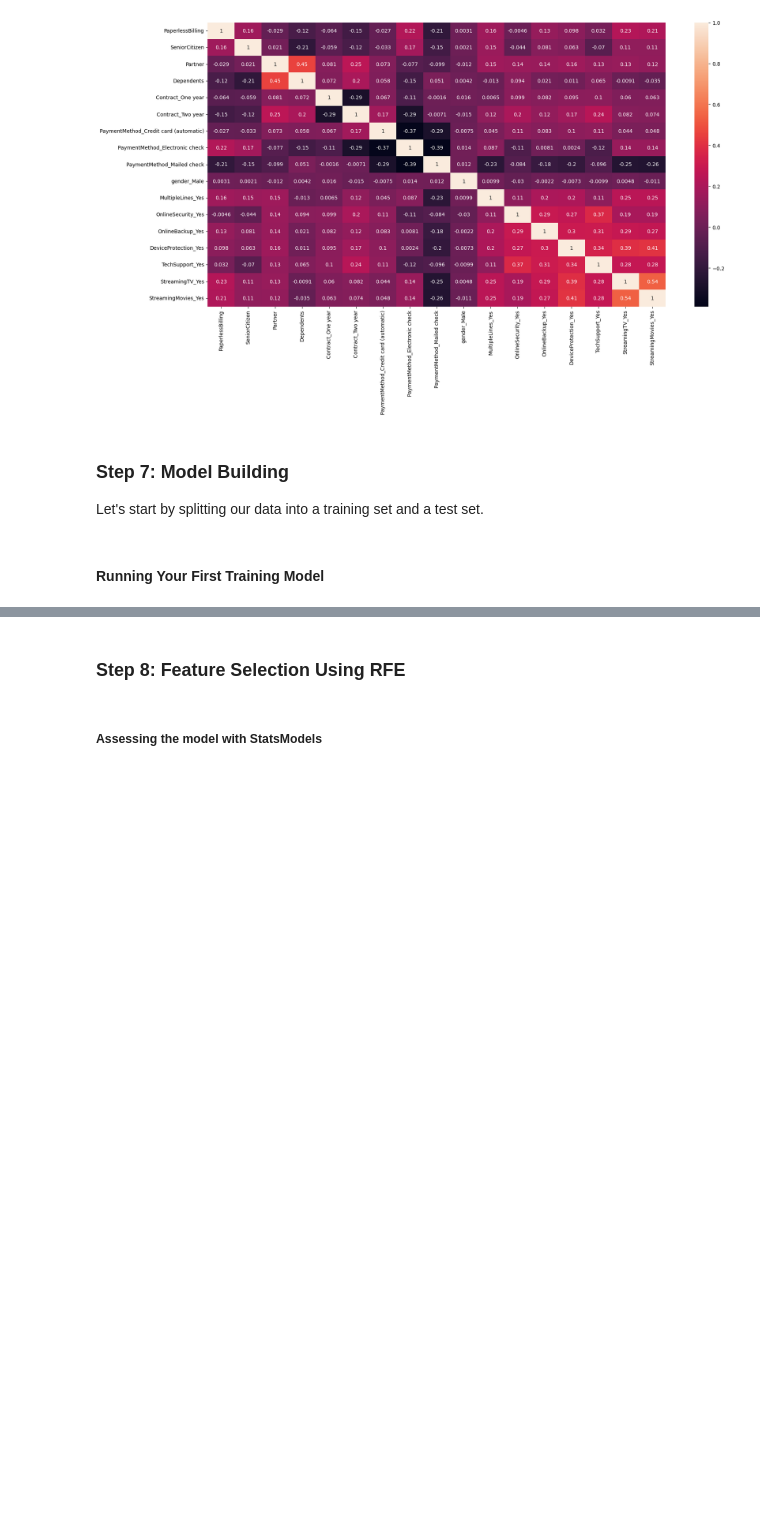
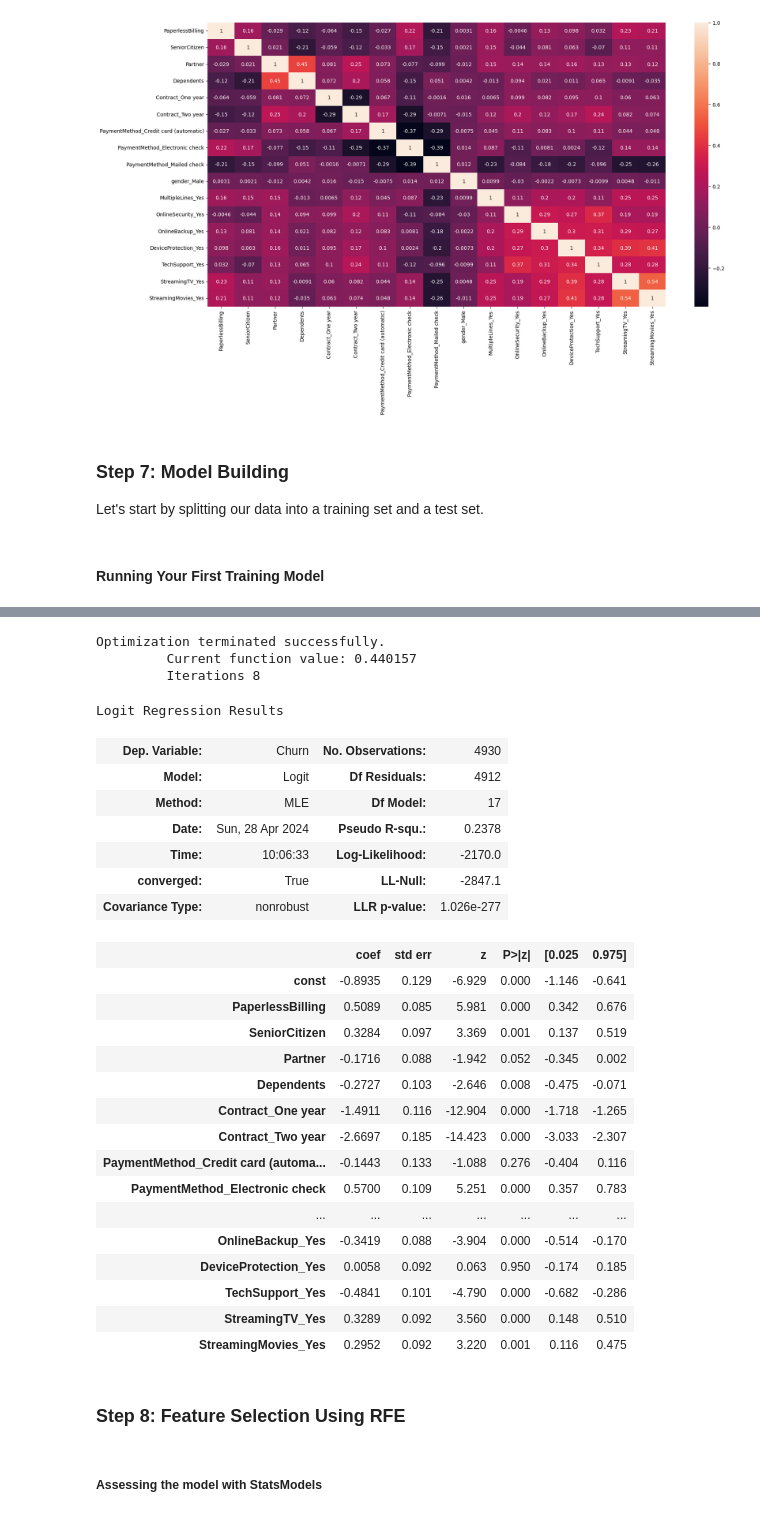
Before and after one commit to kjeyaram-orcl/DataScience, a Jupyter notebook: Telecom_Churn_CaseStudy.ipynb, the cells around one changed output, grey strips where cells are left out. Saved outputs shown, nothing was run; the diff lists cells and outputs as text; code cells hidden in the pictures; blank space fills up the shorter version.

```diff
--- a/Telecom_Churn_CaseStudy.ipynb
+++ b/Telecom_Churn_CaseStudy.ipynb
@@ -816,5 +816,8 @@ import statsmodels.api as sm
 # %%
 # Logistic regression model
-logm1 = sm.GLM(y_train,(sm.add_constant(X_train)), family = sm.families.Binomial())
-logm1.fit().summary()
+#logm1 = sm.GLM(y_train,(sm.add_constant(X_train)), family = sm.families.Binomial())
+#logm1.fit().summary()
+
+X_train_constant=add_constant(X_train)
+X_train_constant.head()
 # %% [output]
@@ -822,3 +830,38 @@ ValueError: Pandas data cast to numpy dtype of object. Check input data with np.
+# %%
+import statsmodels.api as smd
+cols=X_train_constant.columns
+
+model=smd.Logit(y_train.astype(float),X_train_constant[cols].astype(float))
+result=model.fit()
+result.summary()
+# %% [output]
+Optimization terminated successfully.
+         Current function value: 0.440157
+         Iterations 8
+Logit Regression Results
+| Dep. Variable: | Churn | No. Observations: | 4930 |
+| Model: | Logit | Df Residuals: | 4912 |
+| Method: | MLE | Df Model: | 17 |
+| Date: | Sun, 28 Apr 2024 | Pseudo R-squ.: | 0.2378 |
+| Time: | 10:06:33 | Log-Likelihood: | -2170.0 |
+| converged: | True | LL-Null: | -2847.1 |
+| Covariance Type: | nonrobust | LLR p-value: | 1.026e-277 |
+|  | coef | std err | z | P>|z| | [0.025 | 0.975] |
+| const | -0.8935 | 0.129 | -6.929 | 0.000 | -1.146 | -0.641 |
+| PaperlessBilling | 0.5089 | 0.085 | 5.981 | 0.000 | 0.342 | 0.676 |
+| SeniorCitizen | 0.3284 | 0.097 | 3.369 | 0.001 | 0.137 | 0.519 |
+| Partner | -0.1716 | 0.088 | -1.942 | 0.052 | -0.345 | 0.002 |
+| Dependents | -0.2727 | 0.103 | -2.646 | 0.008 | -0.475 | -0.071 |
+| Contract_One year | -1.4911 | 0.116 | -12.904 | 0.000 | -1.718 | -1.265 |
+| Contract_Two year | -2.6697 | 0.185 | -14.423 | 0.000 | -3.033 | -2.307 |
+| PaymentMethod_Credit card (automa... | -0.1443 | 0.133 | -1.088 | 0.276 | -0.404 | 0.116 |
+| PaymentMethod_Electronic check | 0.5700 | 0.109 | 5.251 | 0.000 | 0.357 | 0.783 |
+| ... | ... | ... | ... | ... | ... | ... |
+| OnlineBackup_Yes | -0.3419 | 0.088 | -3.904 | 0.000 | -0.514 | -0.170 |
+| DeviceProtection_Yes | 0.0058 | 0.092 | 0.063 | 0.950 | -0.174 | 0.185 |
+| TechSupport_Yes | -0.4841 | 0.101 | -4.790 | 0.000 | -0.682 | -0.286 |
+| StreamingTV_Yes | 0.3289 | 0.092 | 3.560 | 0.000 | 0.148 | 0.510 |
+| StreamingMovies_Yes | 0.2952 | 0.092 | 3.220 | 0.001 | 0.116 | 0.475 |
 # %% [markdown]
 ### Step 8: Feature Selection Using RFE
 # %%
```
Also changed, not shown: parts of 3 cells of this notebook.
